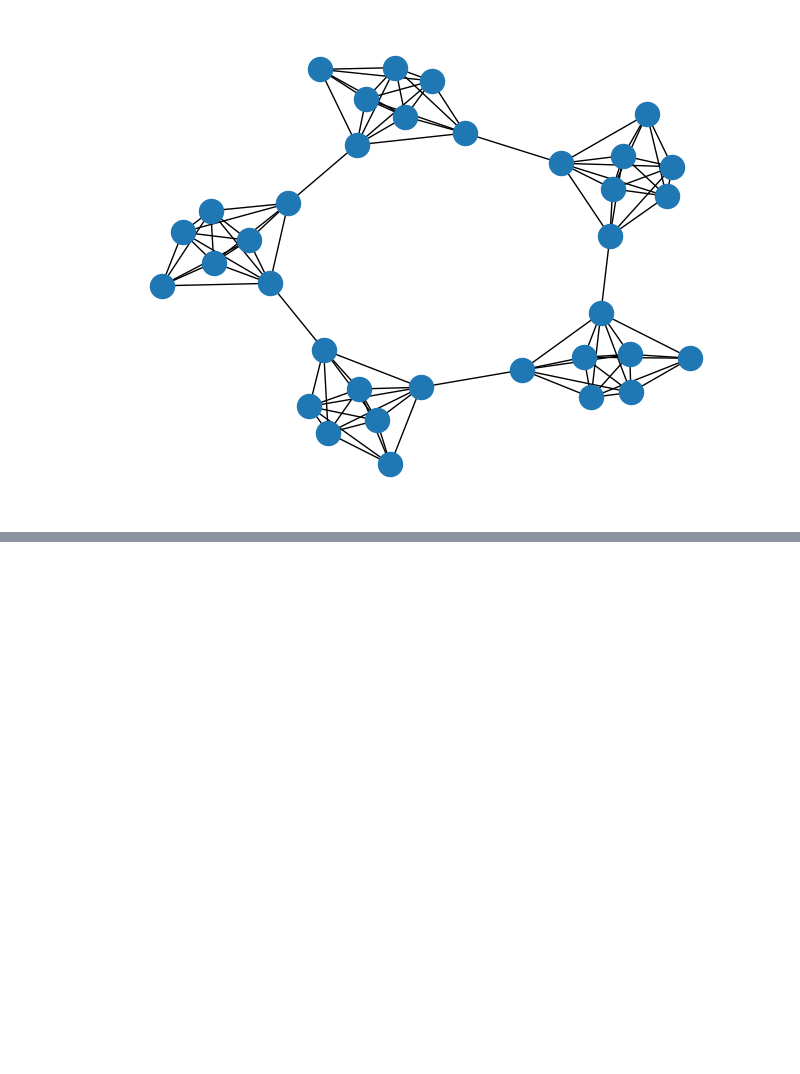
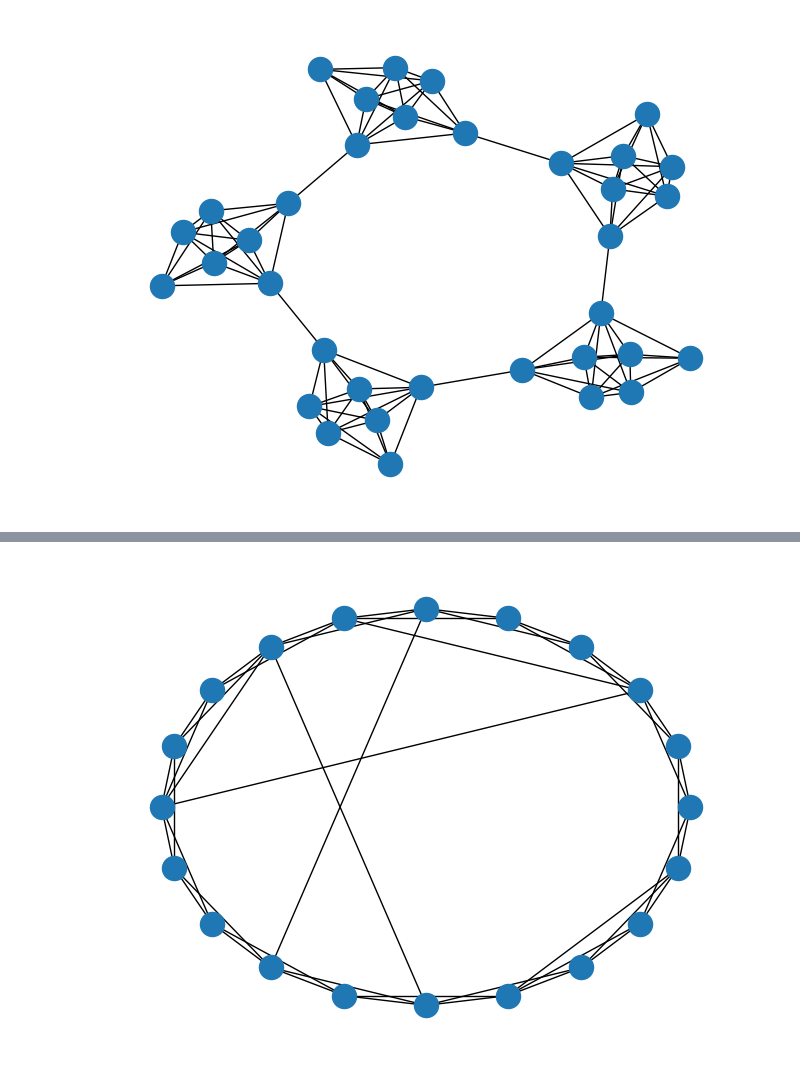
Before and after one commit to ChrisWitzany/opinion_network_model, a Jupyter notebook: graphgen.ipynb, the cells around one changed output, grey strips where cells are left out. Saved outputs shown, nothing was run; the diff lists cells and outputs as text; code cells hidden in the pictures; blank space fills up the shorter version.

```diff
--- a/graphgen.ipynb
+++ b/graphgen.ipynb
@@ -36,0 +37,9 @@ test_windmill()
+# %%
+def test_smallworld():
+    G = generate(GraphType.SMALLWORLD, (20, 4, 0.2))
+    visualize(GraphType.SMALLWORLD, G)
+    #nx.draw_circular(G)
+
+test_smallworld()
+# %% [output]
+[figure, added]
```
Also changed, not shown: parts of 2 cells of this notebook, 1 other file.
